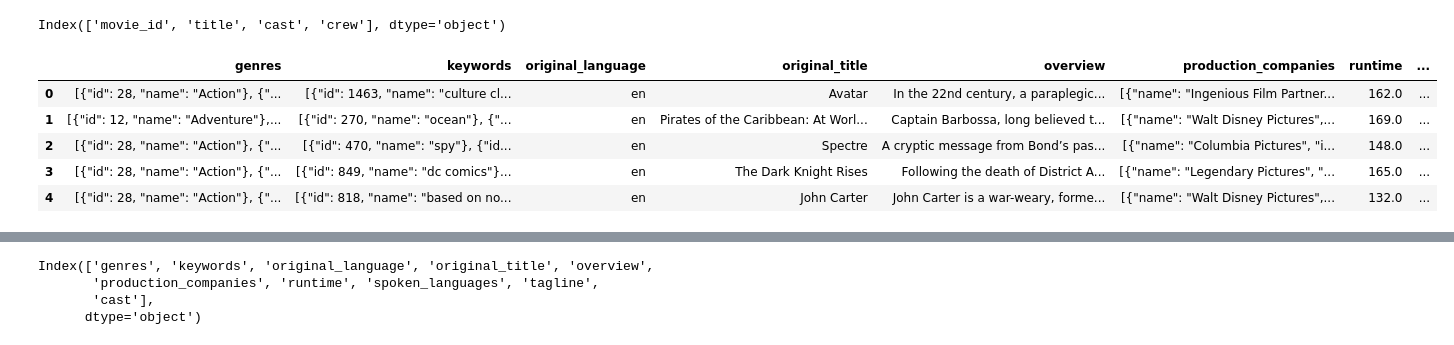
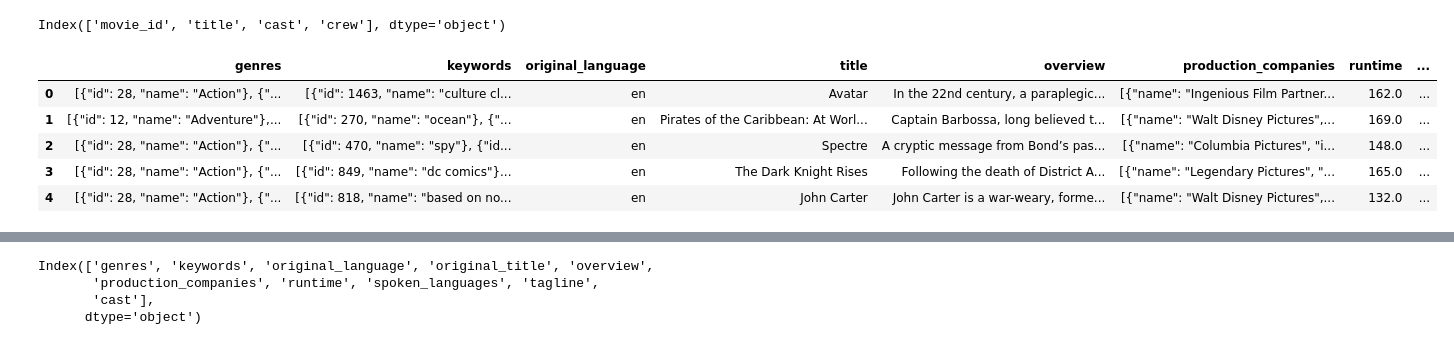
Before and after one commit to DickyAdi/tfidfMovieRecSys, a Jupyter notebook: apps/data/external/playground.ipynb, the cells around one changed output, grey strips where cells are left out. Drawn from its saved outputs; the diff is of its cells as text; code cells hidden in the pictures.

```diff
--- a/apps/data/external/playground.ipynb
+++ b/apps/data/external/playground.ipynb
@@ -15,7 +15,7 @@ from nltk.corpus import wordnet, stopwords
 from nltk.stem import WordNetLemmatizer
 from sklearn.metrics.pairwise import cosine_similarity
 # %%
-movies = pd.read_csv('tmdb_5000_movies.csv')
+movies = pd.read_csv('../raw/tmdb_5000_movies.csv')
 movies
 # %% [output]
 |  | budget | genres | homepage | id | keywords | original_language | original_title | overview | ... |
@@ -32,7 +32,7 @@ movies
 | 4802 | 0 | [{"id": 99, "name": "Documentary"}] | NaN | 25975 | [{"id": 1523, "name": "obsession"... | en | My Date with Drew | Ever since the second grade when ... | ... |
 4803 rows × 20 columns
 # %%
-creds = pd.read_csv('tmdb_5000_credits.csv')
+creds = pd.read_csv('../raw/tmdb_5000_credits.csv')
 creds
 # %% [output]
 |  | movie_id | title | cast | crew |
@@ -62,11 +62,11 @@ creds.columns
 # %% [output]
 Index(['movie_id', 'title', 'cast', 'crew'], dtype='object')
 # %%
-staging = pd.merge(movies[['genres', 'id', 'keywords', 'original_language', 'original_title', 'overview', 'production_companies', 'runtime', 'spoken_languages', 'tagline']], creds[['movie_id', 'cast']], left_on='id', right_on='movie_id').drop(columns=['movie_id', 'id'])
+staging = pd.merge(movies[['genres', 'id', 'keywords', 'original_language', 'title', 'overview', 'production_companies', 'runtime', 'spoken_languages', 'tagline']], creds[['movie_id', 'cast']], left_on='id', right_on='movie_id').drop(columns=['movie_id', 'id'])
 staging['runtime'] = staging['runtime'].astype(str)
 staging.head()
 # %% [output]
-|  | genres | keywords | original_language | original_title | overview | production_companies | runtime | ... |
+|  | genres | keywords | original_language | title | overview | production_companies | runtime | ... |
 | 0 | [{"id": 28, "name": "Action"}, {"... | [{"id": 1463, "name": "culture cl... | en | Avatar | In the 22nd century, a paraplegic... | [{"name": "Ingenious Film Partner... | 162.0 | ... |
 | 1 | [{"id": 12, "name": "Adventure"},... | [{"id": 270, "name": "ocean"}, {"... | en | Pirates of the Caribbean: At Worl... | Captain Barbossa, long believed t... | [{"name": "Walt Disney Pictures",... | 169.0 | ... |
 | 2 | [{"id": 28, "name": "Action"}, {"... | [{"id": 470, "name": "spy"}, {"id... | en | Spectre | A cryptic message from Bond’s pas... | [{"name": "Columbia Pictures", "i... | 148.0 | ... |
```
Also changed, not shown: parts of 12 cells of this notebook, 4 other files.
